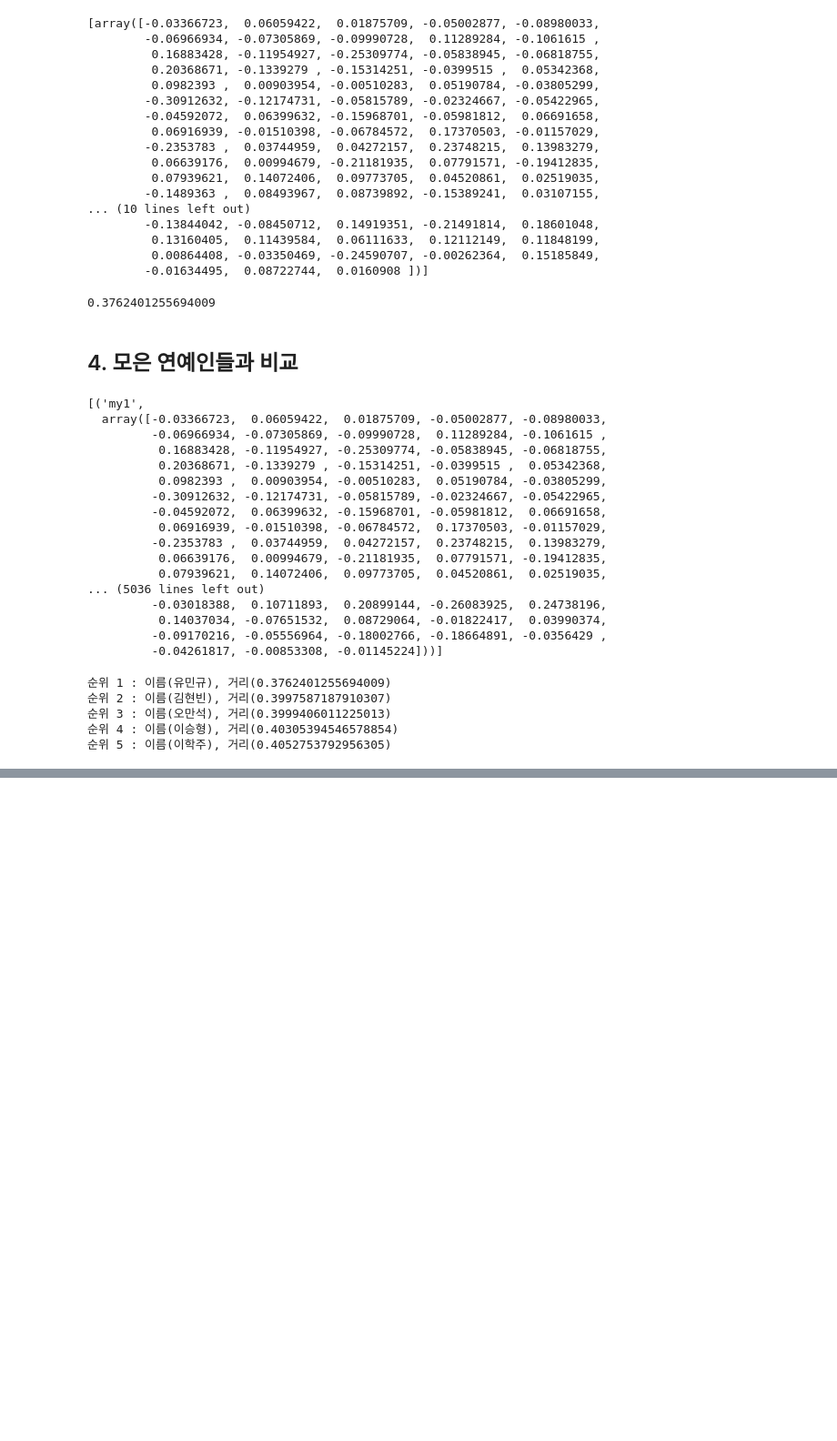
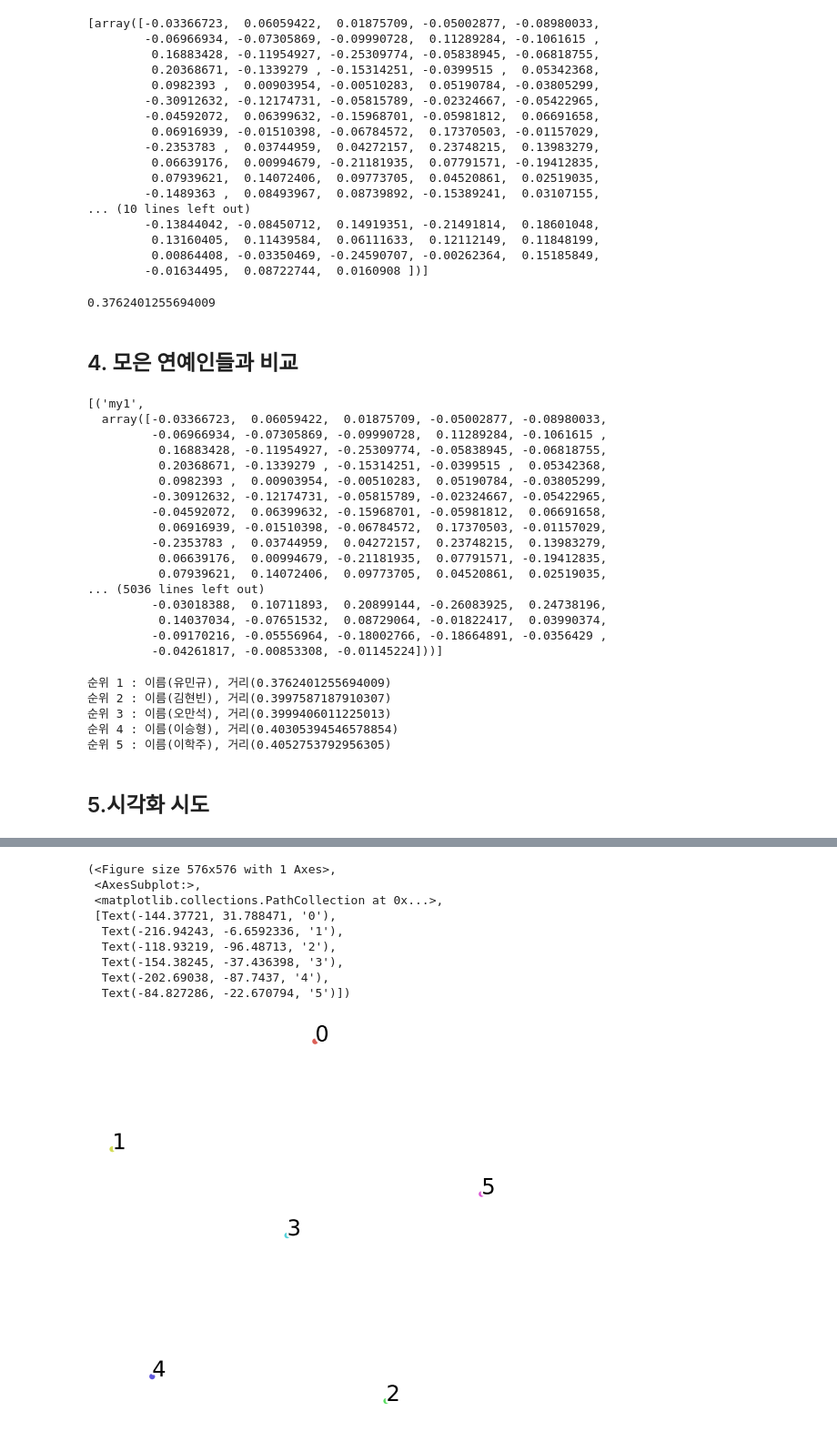
Before and after one commit to JadenM5223/1st-repository, a Jupyter notebook: EP.07 Find a similar face.ipynb, the cells around one changed output, grey strips where cells are left out. Shown at 91% size. Drawn from its saved outputs; the diff is of its cells as text; code cells hidden in the pictures; blank space fills up the shorter version.

```diff
--- a/EP.07 Find a similar face.ipynb
+++ b/EP.07 Find a similar face.ipynb
@@ -174,3 +174,66 @@ get_nearest_face('my1')
 순위 3 : 이름(오만석), 거리(0.3999406011225013)
 순위 4 : 이름(이승형), 거리(0.40305394546578854)
 순위 5 : 이름(이학주), 거리(0.4052753792956305)
+# %% [markdown]
+## 5.시각화 시도
+# %%
+from __future__ import print_function
+import time
+import numpy as np
+import pandas as pd
+from sklearn.decomposition import PCA
+from sklearn.manifold import TSNE
+%matplotlib inline
+import matplotlib.pyplot as plt
+from mpl_toolkits.mplot3d import Axes3D
+import seaborn as sns
+def fashion_scatter(x, colors):
+    # choose a color palette with seaborn.
+    num_classes = len(np.unique(colors))
+    palette = np.array(sns.color_palette("hls", num_classes))
+    # create a scatter plot.
+    f = plt.figure(figsize=(8, 8))
+    ax = plt.subplot(aspect='equal')
+    sc = ax.scatter(x[:,0], x[:,1], lw=0, s=40, c=palette[colors.astype(np.int)])
+    plt.xlim(-25, 25)
+    plt.ylim(-25, 25)
+    ax.axis('off')
+    ax.axis('tight')
+    # add the labels for each digit corresponding to the label
+    txts = []
+    for i in range(num_classes):
+        # Position of each label at median of data points.
+        xtext, ytext = np.median(x[colors == i, :], axis=0)
+        txt = ax.text(xtext, ytext, str(i), fontsize=24)
+        txt.set_path_effects([
+            PathEffects.Stroke(linewidth=5, foreground="w"),
+            PathEffects.Normal()])
+        txts.append(txt)
+    return f, ax, sc, txts
+y = np.array([0,1,2,3,4,5])
+#0트럼프 1바이든 2클린턴 3오바마 4레이건 5부시
+a = np.array(embedding_dict['trump'])
+b = np.array(embedding_dict['biden'])
+c = np.array(embedding_dict['clinton'])
+d = np.array(embedding_dict['obama'])
+e = np.array(embedding_dict['reagan'])
+f = np.array(embedding_dict['bush'])
+print(a)
+bbb = np.concatenate((a,b,c,d,e,f))
+print(bbb)
+bbb = bbb.reshape(-1,128)
+time_start = time.time()
+tsne = TSNE(n_components=2, verbose=1, perplexity=40, n_iter=300)
+tsne_results = tsne.fit_transform(bbb)
+print('t-SNE done! Time elapsed: {} seconds'.format(time.time()-time_start))
+#print(tsne_results)
+#print(tsne_results[:,0])
+#print(tsne_results[:,1])
+import time
+import pandas as pd
+import numpy as np
+import matplotlib.pyplot as plt
+import matplotlib.patheffects as PathEffects
+%matplotlib inline
+fashion_scatter(tsne_results, y)
+# %% [output]
@@ -176,0 +257,10 @@ get_nearest_face('my1')
+(<Figure size 576x576 with 1 Axes>,
+ <AxesSubplot:>,
+ <matplotlib.collections.PathCollection at 0x...>,
+ [Text(-144.37721, 31.788471, '0'),
+  Text(-216.94243, -6.6592336, '1'),
+  Text(-118.93219, -96.48713, '2'),
+  Text(-154.38245, -37.436398, '3'),
+  Text(-202.69038, -87.7437, '4'),
+  Text(-84.827286, -22.670794, '5')])
+[figure, added]
```
Also changed, not shown: parts of 1 cell of this notebook.
